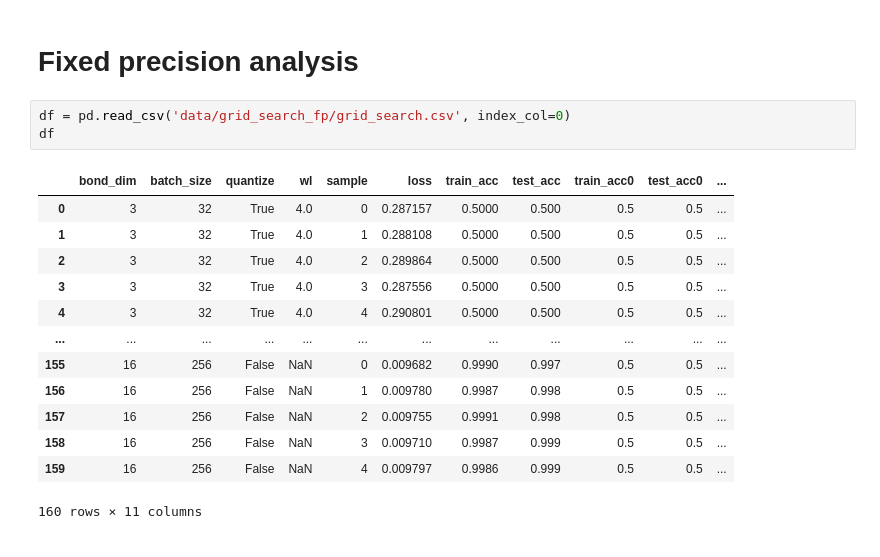
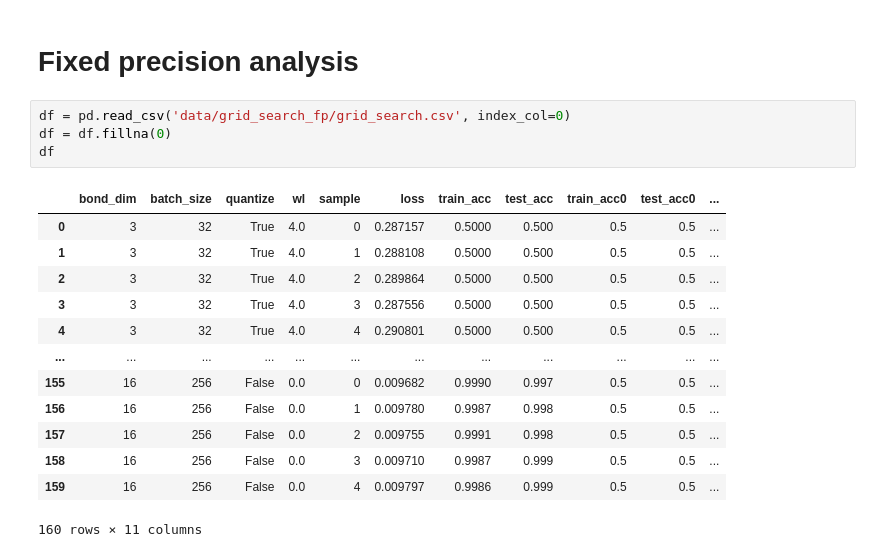
Before and after one commit to c0pp1/TTN4HEP, a Jupyter notebook: TTN/grid_search_results.ipynb, the cells around one changed output. Drawn from its saved outputs; the diff is of its cells as text.

```diff
--- a/TTN/grid_search_results.ipynb
+++ b/TTN/grid_search_results.ipynb
@@ -256,19 +258,20 @@ fig.savefig('data/grid_search/heatmap_mean_max.png', dpi=600)
 # Fixed precision analysis
 # %%
 df = pd.read_csv('data/grid_search_fp/grid_search.csv', index_col=0)
+df = df.fillna(0)
 df
 # %% [output]
 |  | bond_dim | batch_size | quantize | wl | sample | loss | train_acc | test_acc | train_acc0 | test_acc0 | ... |
 | 0 | 3 | 32 | True | 4.0 | 0 | 0.287157 | 0.5000 | 0.500 | 0.5 | 0.5 | ... |
 | 1 | 3 | 32 | True | 4.0 | 1 | 0.288108 | 0.5000 | 0.500 | 0.5 | 0.5 | ... |
 | 2 | 3 | 32 | True | 4.0 | 2 | 0.289864 | 0.5000 | 0.500 | 0.5 | 0.5 | ... |
 | 3 | 3 | 32 | True | 4.0 | 3 | 0.287556 | 0.5000 | 0.500 | 0.5 | 0.5 | ... |
 | 4 | 3 | 32 | True | 4.0 | 4 | 0.290801 | 0.5000 | 0.500 | 0.5 | 0.5 | ... |
 | ... | ... | ... | ... | ... | ... | ... | ... | ... | ... | ... | ... |
-| 155 | 16 | 256 | False | NaN | 0 | 0.009682 | 0.9990 | 0.997 | 0.5 | 0.5 | ... |
-| 156 | 16 | 256 | False | NaN | 1 | 0.009780 | 0.9987 | 0.998 | 0.5 | 0.5 | ... |
-| 157 | 16 | 256 | False | NaN | 2 | 0.009755 | 0.9991 | 0.998 | 0.5 | 0.5 | ... |
-| 158 | 16 | 256 | False | NaN | 3 | 0.009710 | 0.9987 | 0.999 | 0.5 | 0.5 | ... |
-| 159 | 16 | 256 | False | NaN | 4 | 0.009797 | 0.9986 | 0.999 | 0.5 | 0.5 | ... |
+| 155 | 16 | 256 | False | 0.0 | 0 | 0.009682 | 0.9990 | 0.997 | 0.5 | 0.5 | ... |
+| 156 | 16 | 256 | False | 0.0 | 1 | 0.009780 | 0.9987 | 0.998 | 0.5 | 0.5 | ... |
+| 157 | 16 | 256 | False | 0.0 | 2 | 0.009755 | 0.9991 | 0.998 | 0.5 | 0.5 | ... |
+| 158 | 16 | 256 | False | 0.0 | 3 | 0.009710 | 0.9987 | 0.999 | 0.5 | 0.5 | ... |
+| 159 | 16 | 256 | False | 0.0 | 4 | 0.009797 | 0.9986 | 0.999 | 0.5 | 0.5 | ... |
 160 rows × 11 columns
 # %%
```
Also changed, not shown: parts of 2 cells of this notebook, 4 other files.
